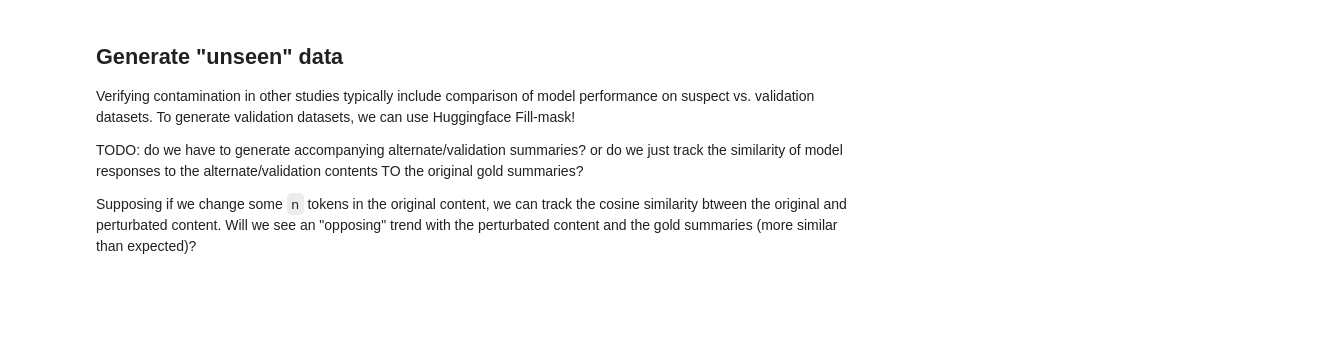
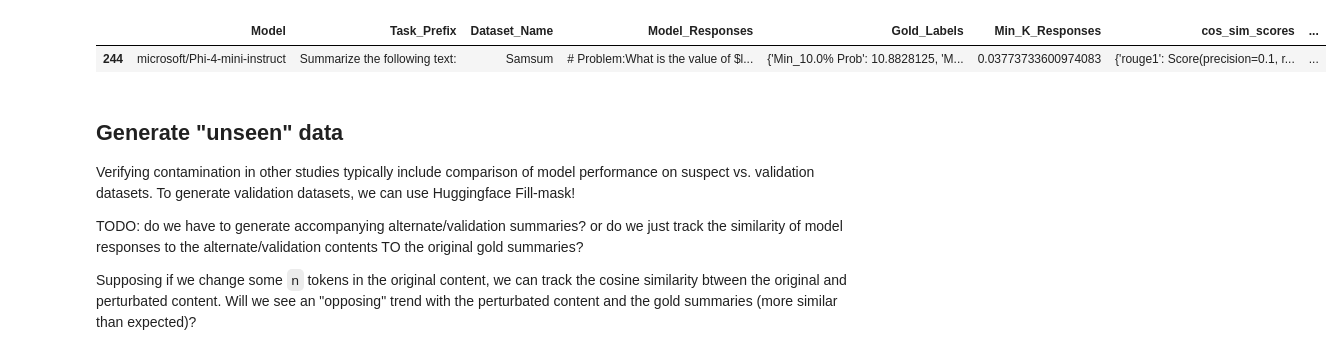
Before and after one commit to Hevia/LLMEval, a Jupyter notebook: EDA.ipynb, the cells around one changed output. Cells and saved outputs as stored; diff of their text form; code cells hidden in the pictures; blank space fills up the shorter version.

```diff
--- a/EDA.ipynb
+++ b/EDA.ipynb
@@ -4,3 +6,9 @@
+# %%
+df = pd.read_csv("./output/Samsum/Control/microsoft_Phi-4-mini-instruct_Samsum.csv")
+df[244:245]
+# %% [output]
+|  | Model | Task_Prefix | Dataset_Name | Model_Responses | Gold_Labels | Min_K_Responses | cos_sim_scores | ... |
+| 244 | microsoft/Phi-4-mini-instruct | Summarize the following text: | Samsum | # Problem:What is the value of $l... | {'Min_10.0% Prob': 10.8828125, 'M... | 0.03773733600974083 | {'rouge1': Score(precision=0.1, r... | ... |
 # %%
 from nltk import word_tokenize
 import pandas as pd
```
Also changed, not shown: parts of 1 cell of this notebook, 4 other files.
